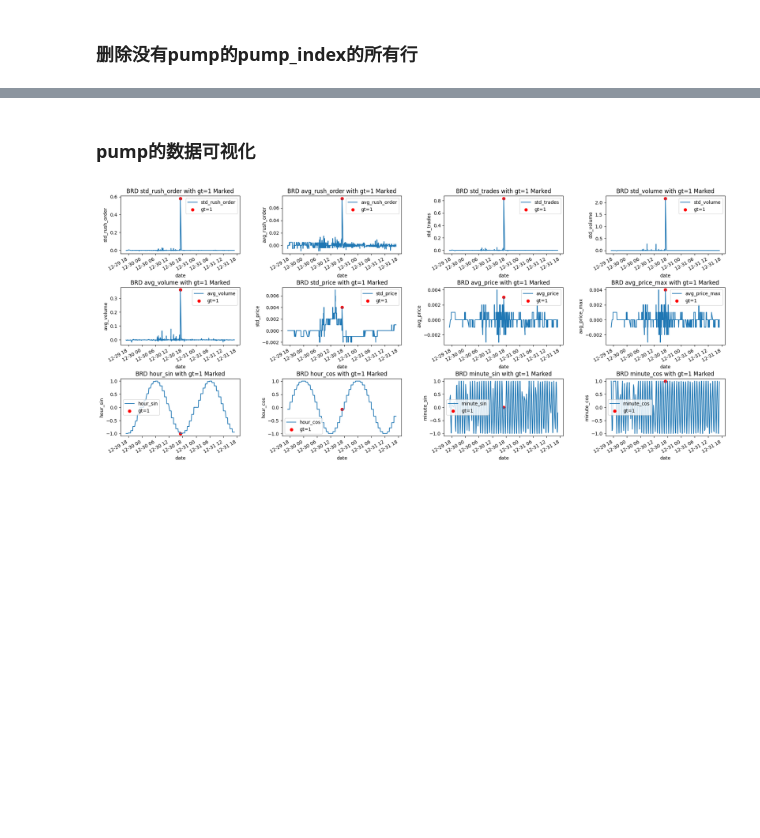
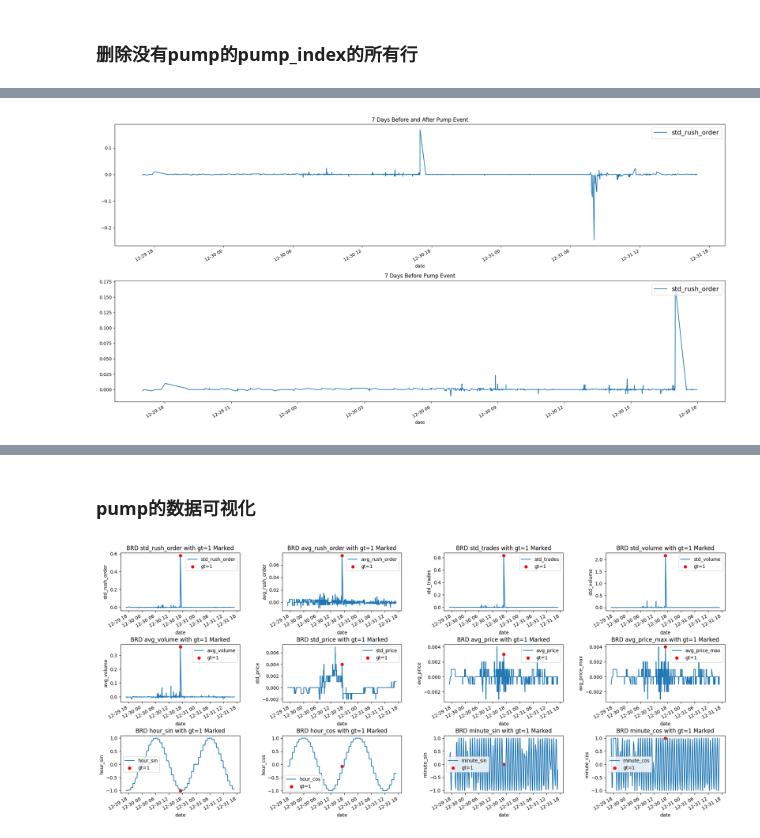
Before and after one commit to YuchaoZhang1229/Anomaly-Detection, a Jupyter notebook: Data Analysis.ipynb, the cells around one changed output, grey strips where cells are left out. Drawn from its saved outputs; the diff is of its cells as text; code cells hidden in the pictures; blank space fills up the shorter version.

```diff
--- a/Data Analysis.ipynb
+++ b/Data Analysis.ipynb
@@ -164,0 +166,56 @@ for index in pump_index:
+# %%
+def plot_fliter(df, index, col):
+    # 2行1列的图
+    fig, axes = plt.subplots(2, 1, figsize=(20, 10))
+    # subplot1: 删除数据前的图
+    ax1 = axes[0]
+    df_0 = df[df['pump_index']==index]
+    # 将索引改成第一列, 时间并排序
+    df_0 = df_0.sort_values(by=['date'])
+    df_0 = df_0.set_index('date')
+    df_0[col].plot(ax=ax1)
+    ax1.set_title('7 Days Before and After Pump Event')
+    # plt.set_legend(['std_rush_order'])
+    legend = ax1.legend(loc='upper right', fontsize='x-large')
+
+    # subplot2: 删除数据后的图
+    ax2 = axes[1]
+    df_0 = df[df['pump_index']==index]
+    # 将索引改成第一列, 时间并排序
+    df_0 = df_0.sort_values(by=['date'])
+    df_0 = df_0.set_index('date')
+
+    # gt=1的数据按照时间后面的数据都不要了
+    gt_index = df_0[df_0['gt']==1].index
+
+    # gt_index后1小时的数据
+    gt_index = gt_index + pd.Timedelta(hours=1)
+
+    # 选取gt_index之前的数据
+    df_forward = df_0.loc[:gt_index[0]]
+
+    df_forward[col].plot(ax=ax2)
+    ax2.set_title('7 Days Before Pump Event')
+    legend = ax2.legend(loc='upper right', fontsize='x-large')
+    plt.tight_layout()
+    plt.show()
+
+
+cols = df_25S.columns
+# col中去掉'symbol'
+cols = cols.drop('date')
+cols = cols.drop('pump_index')
+cols = cols.drop('symbol')
+cols = cols.drop('gt')
+cols = cols.drop('hour_sin')
+cols = cols.drop('hour_cos')
+cols = cols.drop('minute_sin')
+cols = cols.drop('minute_cos')
+
+for col in cols:
+    plot_fliter(df_25S,0, col=col)
+
+    # 就画一张图
+    break
+# %% [output]
+[figure, added]
```
Also changed, not shown: parts of 21 cells of this notebook, 17 other files.
